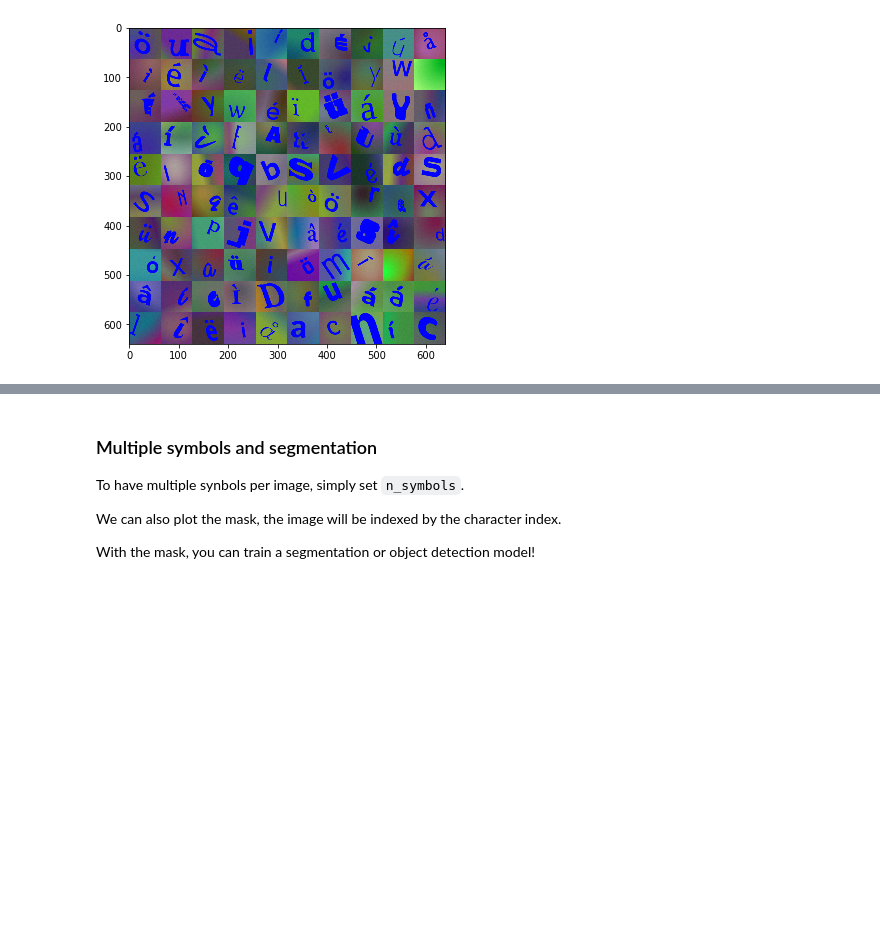
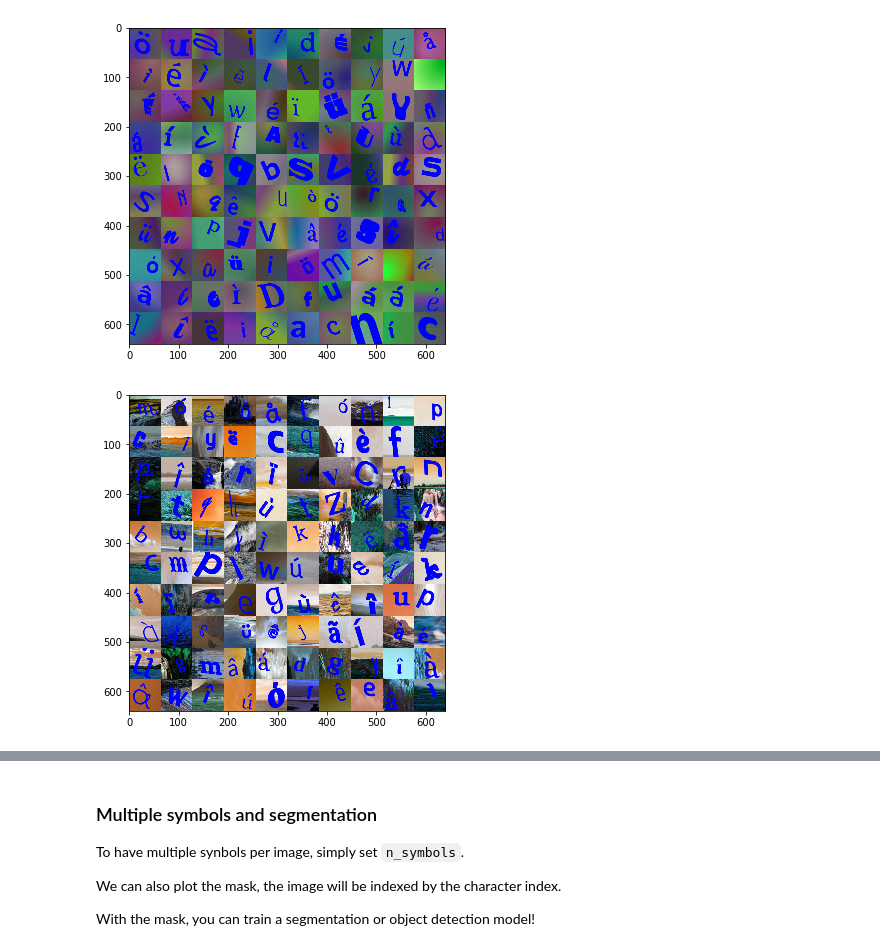
Before and after one commit to ServiceNow/synbols, a Jupyter notebook: examples/synbols_playground.ipynb, the cells around one changed output, grey strips where cells are left out. Drawn from its saved outputs; the diff is of its cells as text; code cells hidden in the pictures; blank space fills up the shorter version.

```diff
--- a/examples/synbols_playground.ipynb
+++ b/examples/synbols_playground.ipynb
@@ -118,3 +118,14 @@ attr_sampler = generate.basic_attribute_sampler(resolution=(64, 64), foreground=
 show_ds(attr_sampler)
 # %% [output]
 [figure]
+# %%
+# We can also use images for the pattern.
+# We have some images in /images.
+
+bg = drawing.ImagePattern(root='/images')
+fg = drawing.SolidColor((255, 0, 0))
+
+attr_sampler = generate.basic_attribute_sampler(resolution=(64, 64), foreground=fg, background=bg, inverse_color=False)
+show_ds(attr_sampler)
+# %% [output]
+[figure, added]
```
Also changed, not shown: parts of 3 cells of this notebook, 1 other file.
